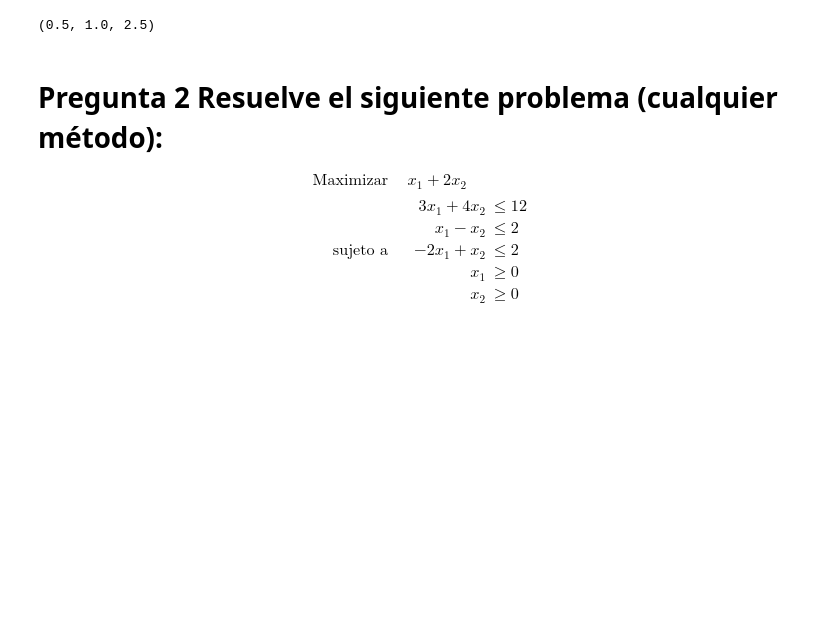
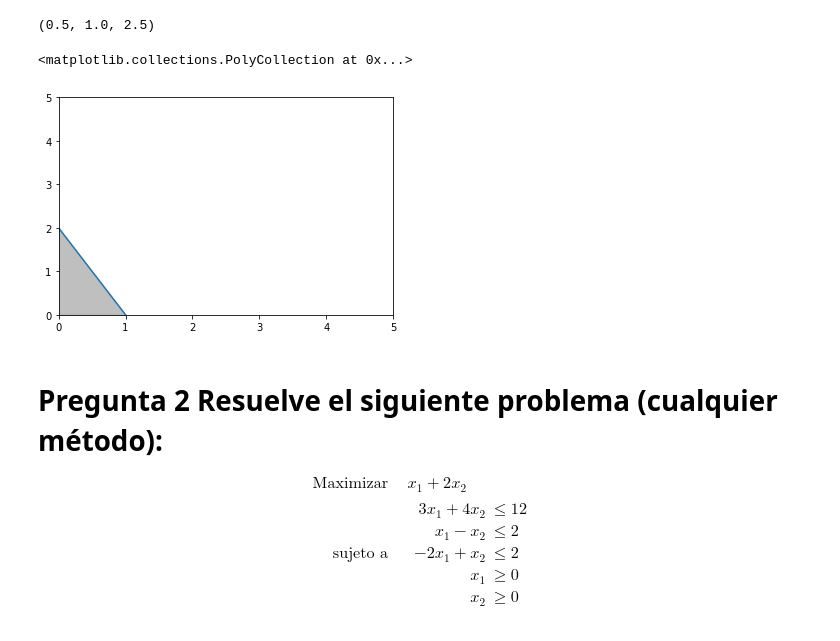
Before and after one commit to MaleniOmana/Programacion-Lineal, a Jupyter notebook: Ejercicios de Examen1.ipynb, the cells around one changed output. Saved outputs shown, nothing was run; the diff lists cells and outputs as text; code cells hidden in the pictures; blank space fills up the shorter version.

```diff
--- a/Ejercicios de Examen1.ipynb
+++ b/Ejercicios de Examen1.ipynb
@@ -39,6 +39,23 @@ status=prob.solve()
 value(x),value(y),value(prob.objective)
 # %% [output]
 (0.5, 1.0, 2.5)
+# %%
+import numpy as np
+import matplotlib.pyplot as plt
+x = np.linspace(0, 20, 2000)
+y = 2-2*x
+y1 = (x*0)+0
+plt.plot(x, y, label=r'$2x+y\leq0$')
+
+plt.xlim((0, 5))
+plt.ylim((0, 5))
+y2 = np.maximum(x, y1)
+y3 = np.maximum(y, y1)
+
+plt.fill_between(x, y, y1, where=y>y1, color='grey', alpha=0.5)
+# %% [output]
+<matplotlib.collections.PolyCollection at 0x...>
+[figure, added]
 # %% [markdown]
 # Pregunta 2  Resuelve el siguiente problema (cualquier método):
    \begin{equation*}
```
Also changed, not shown: parts of 1 cell of this notebook.
